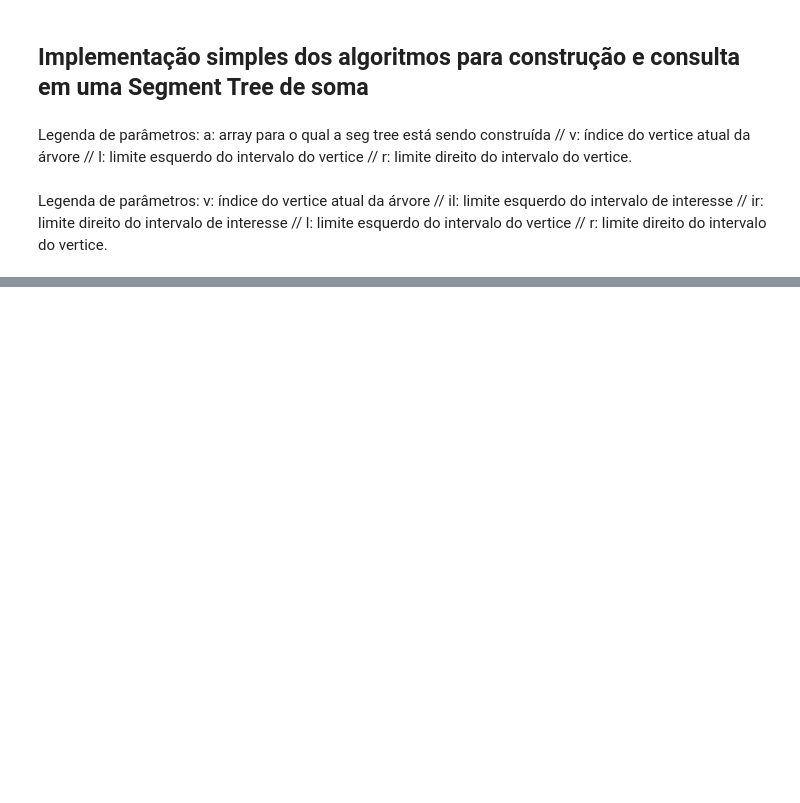
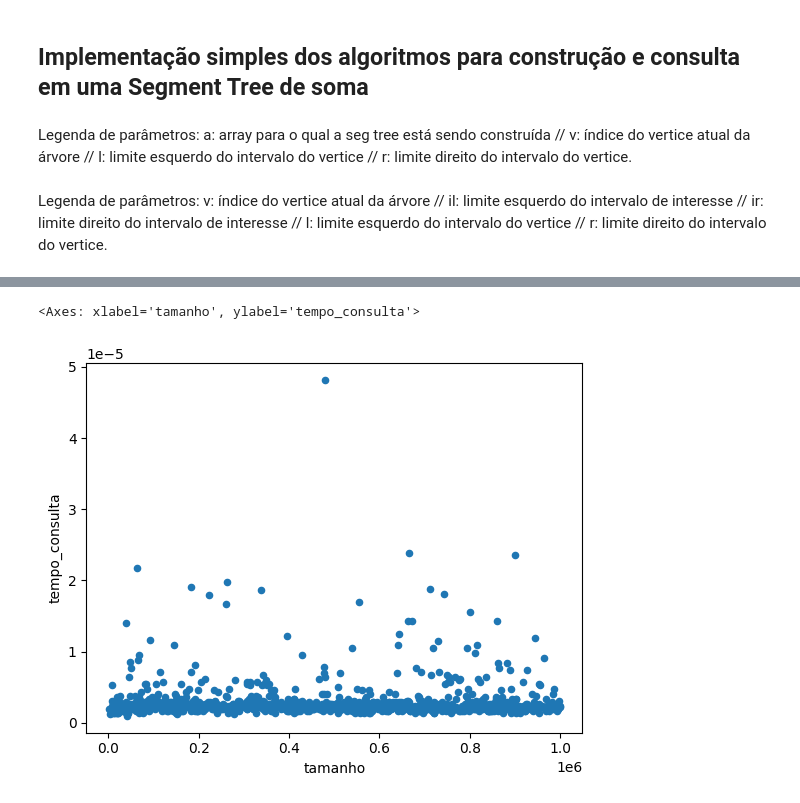
Before and after one commit to arthursilva35/SegTree, a Jupyter notebook: implementanion_nb.ipynb, the cells around one changed output, grey strips where cells are left out. Cells and saved outputs as stored; diff of their text form; code cells hidden in the pictures; blank space fills up the shorter version.

```diff
--- a/implementanion_nb.ipynb
+++ b/implementanion_nb.ipynb
@@ -105,0 +148,5 @@ df.plot("tempo_construcao", "tamanho", "scatter")
+# %%
+df.plot("tamanho", "tempo_consulta", "scatter")
+# %% [output]
+<Axes: xlabel='tamanho', ylabel='tempo_consulta'>
+[figure, added]
```
Also changed, not shown: parts of 7 cells of this notebook.
